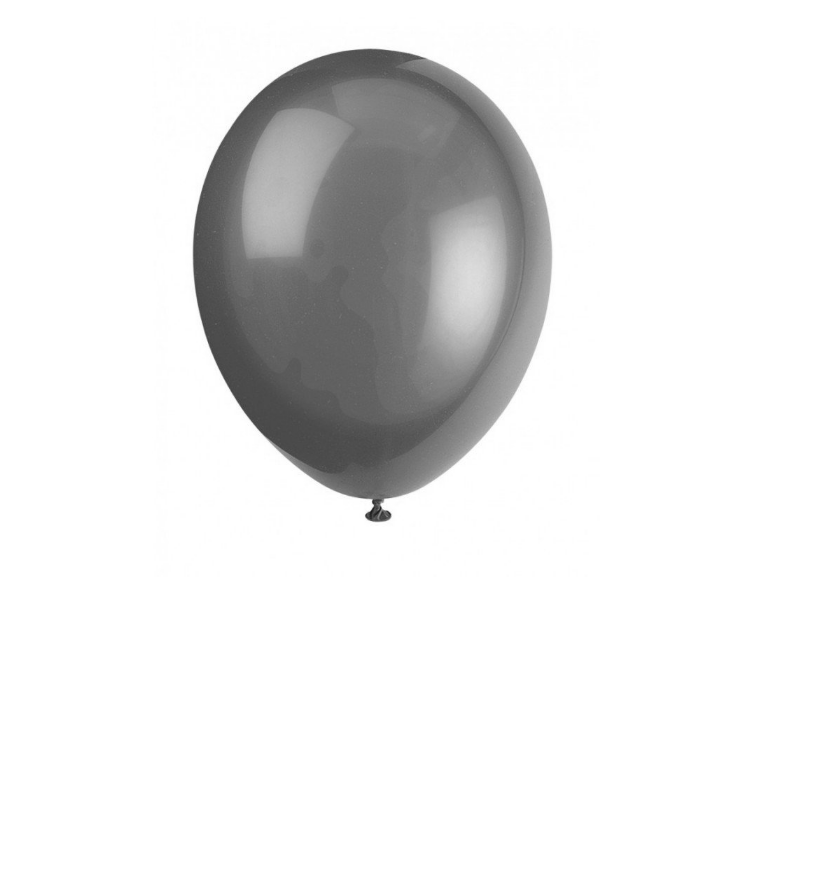
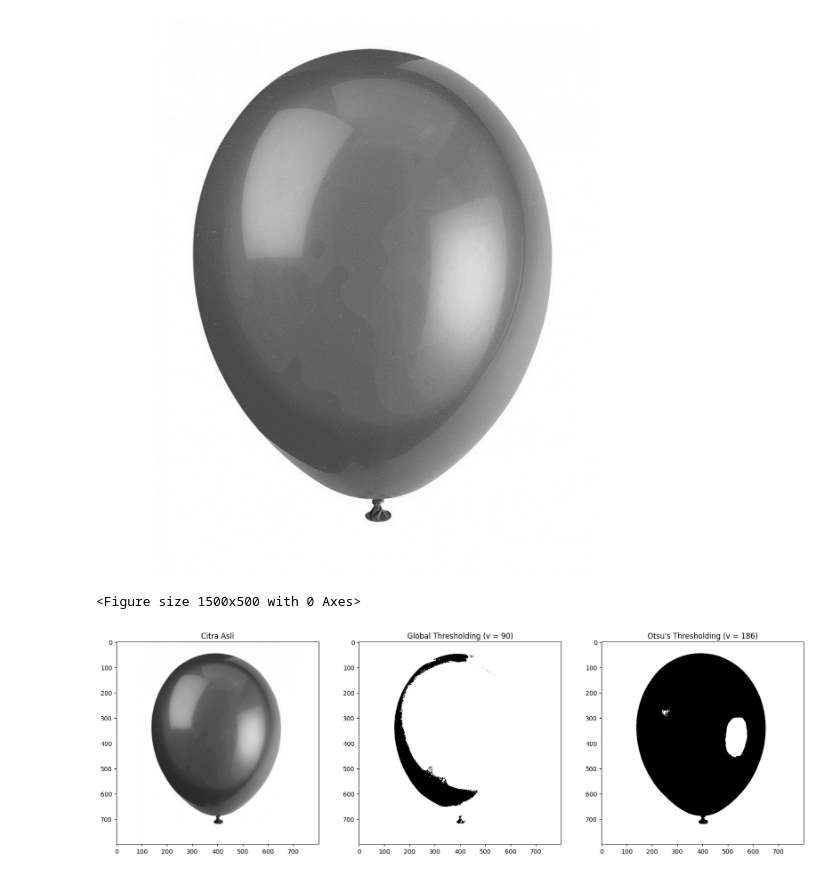
Before and after one commit to rijalammar1/PVCK_RijalAmmar, a Jupyter notebook: Jobsheet10.ipynb, the cells around one changed output. Cells and saved outputs as stored; diff of their text form; code cells hidden in the pictures; blank space fills up the shorter version.

```diff
--- a/Jobsheet10.ipynb
+++ b/Jobsheet10.ipynb
@@ -83,3 +83,43 @@ img_ballon = cv.imread('/content/drive/MyDrive/PVCK_MM/Images/balloon.jpg',0)
 cv2_imshow(img_ballon)
 # %% [output]
 [figure]
+# %%
+#  Otsu Thresholding
+# Hitung nilai threshold menggunakan Otsu Thresholding secara manual
+img_ballon = cv. GaussianBlur (img_ballon, (5,5),0)
+
+histogrm = cv.calcHist([img_ballon],[0],None,[256], [0,256])
+hist_norm = histogrm.ravel()/histogrm.max()
+Q = hist_norm.cumsum()
+bins = np.arange (256)
+wb = 0
+sumb = 0
+variationmax = 0
+fn_min = np.inf
+thresh = -1
+for i in range(0,187):
+  wb += histogrm[i]
+  wf = (img_ballon.shape[0]*img_ballon.shape[1]) - wb
+  sumb += (i*histogrm[i])
+  mb = sumb / wb
+  mf = (sumb - sumb)/wf
+  varbetween = wb * wf * (mb - mf) * (mb - mf)
+  if (varbetween>variationmax):
+    variationmax = varbetween
+    thresh = i
+x = ("Otsu's Thresholding (v = ")+str(thresh)+")"
+ret, th1 = cv.threshold(img_ballon, 90, 255, cv.THRESH_BINARY)
+ret, th2 = cv.threshold (img_ballon, thresh, 255, cv. THRESH_BINARY)
+
+titles = ['Citra Asli', 'Global Thresholding (v = 90)', x]
+citra3 = [img_ballon, th1, th2]
+plt.figure(figsize = (15,5))
+
+plt. figure(figsize = (20,15))
+for i in range(len(citra3)):
+    plt. subplot(1,3,i+1),plt.imshow(citra3[i], 'gray')
+    plt.title(titles[i])
+plt.show()
+# %% [output]
+<Figure size 1500x500 with 0 Axes>
+[figure, added]
```
Also changed, not shown: parts of 1 cell of this notebook.
